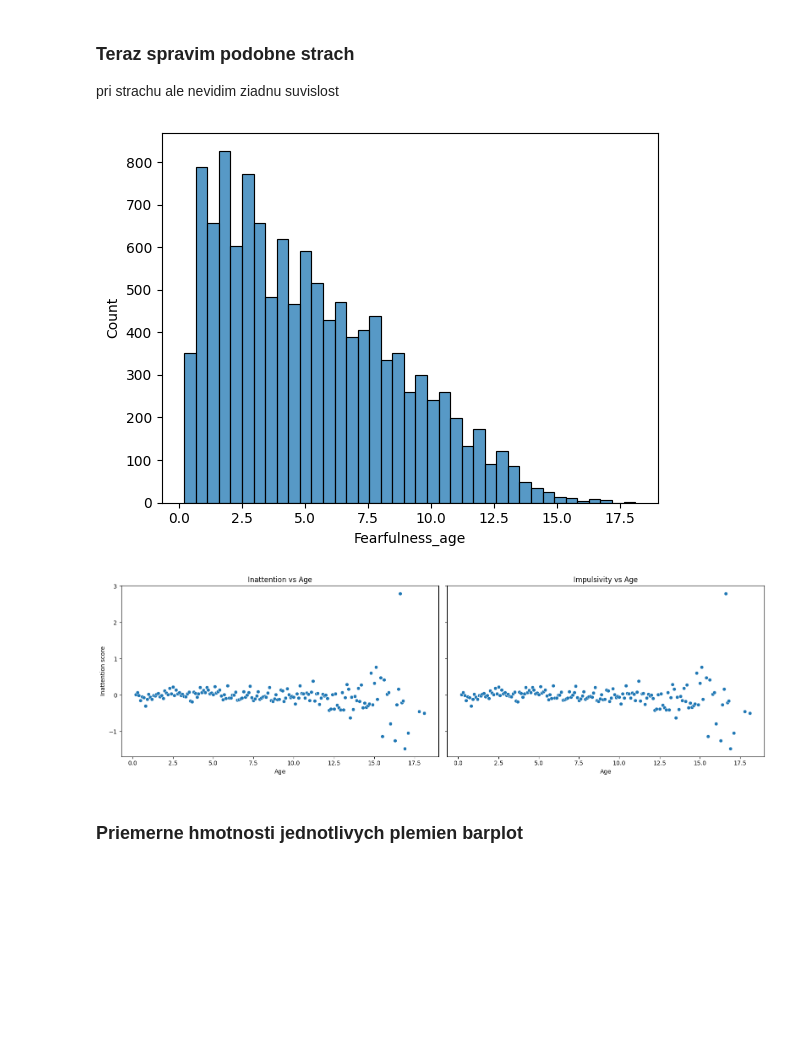
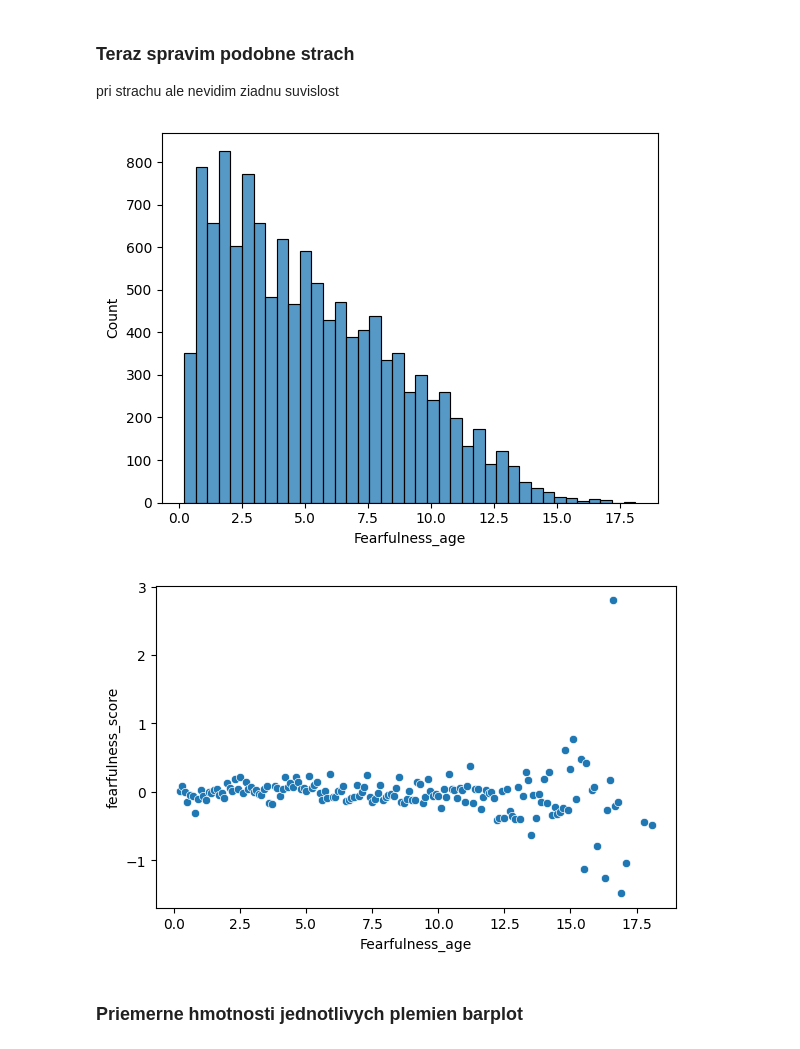
Before and after one commit to Retr-1/AnalyzaPsy, a Jupyter notebook: Analyza_psy_Timo.ipynb, the cells around one changed output. Cells and saved outputs as stored; diff of their text form; code cells hidden in the pictures; blank space fills up the shorter version.

```diff
--- a/Analyza_psy_Timo.ipynb
+++ b/Analyza_psy_Timo.ipynb
@@ -249,32 +241,18 @@ pri strachu ale nevidim ziadnu suvislost
 # %%
 psy3 = dogs.copy(deep=True)
 psy3["Fearfulness_age"] = psy3["Fearfulness_age"].round(1)
 f = psy3.groupby("Fearfulness_age")["fearfulness_score"].mean()
 f = pd.DataFrame(f)
-
-
 ax = sns.histplot(data=psy3, x="Fearfulness_age")
 
-
-figure, axes = plt.subplots(1, 2, figsize=(16, 5), sharey=True)
-sns.scatterplot(x=f.index, y=f["fearfulness_score"], ax=axes[0])
-axes[0].set_title("Inattention vs Age")
-axes[0].set_xlabel("Age")
-axes[0].set_ylabel("Inattention score")
-
-# Scatterplot 2
-sns.scatterplot(x=f.index, y=f["fearfulness_score"], ax=axes[1])
-axes[1].set_title("Impulsivity vs Age")
-axes[1].set_xlabel("Age")
-axes[1].set_ylabel("Impulsivity Score")
-
-
+figure, axes = plt.subplots(1, 1, figsize=(6, 4), sharey=True)
+sns.scatterplot(x=f.index, y=f["fearfulness_score"], ax=axes)
 
 plt.tight_layout()
 plt.show()
 # %% [output]
 [figure]
-[figure, old version]
+[figure, new version]
 # %% [markdown]
 ### Priemerne hmotnosti jednotlivych plemien barplot
 # %%
```
Also changed, not shown: parts of 2 cells of this notebook.
